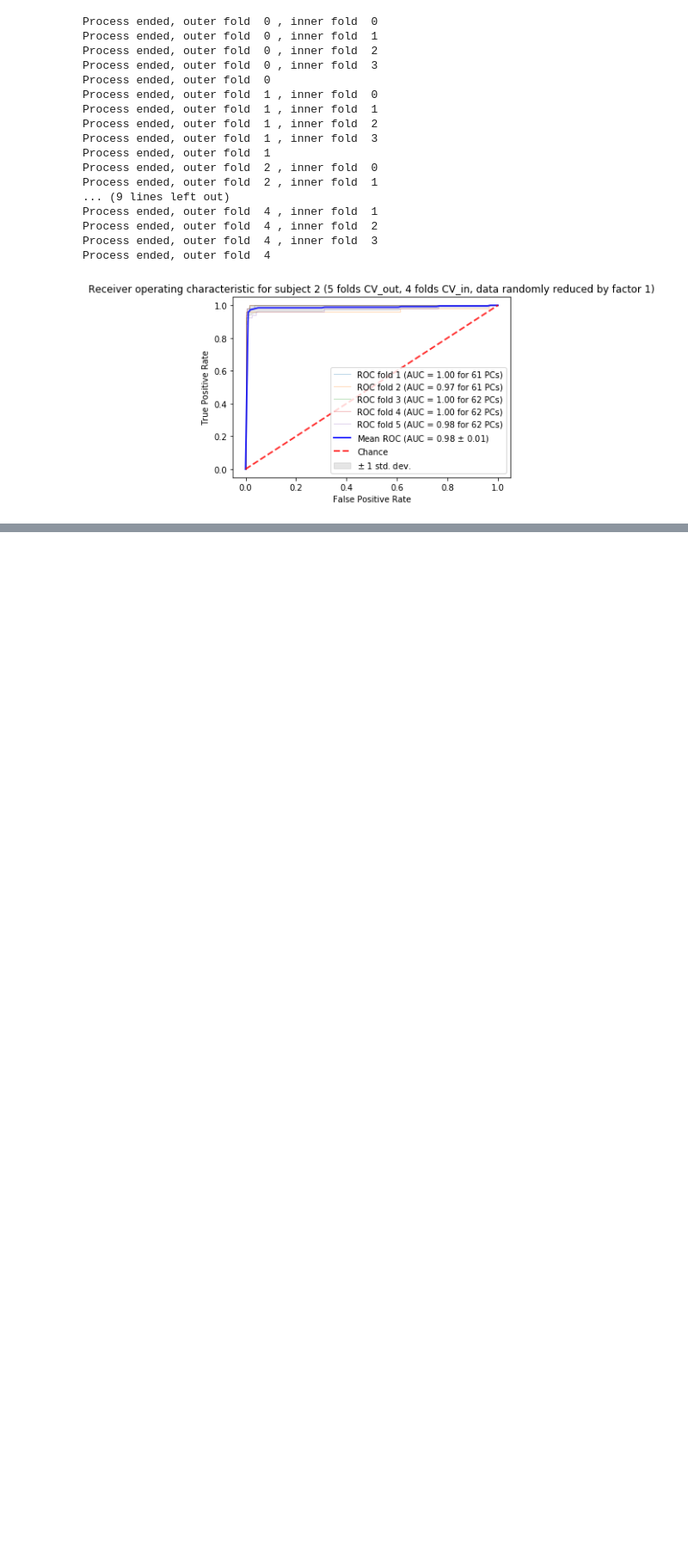
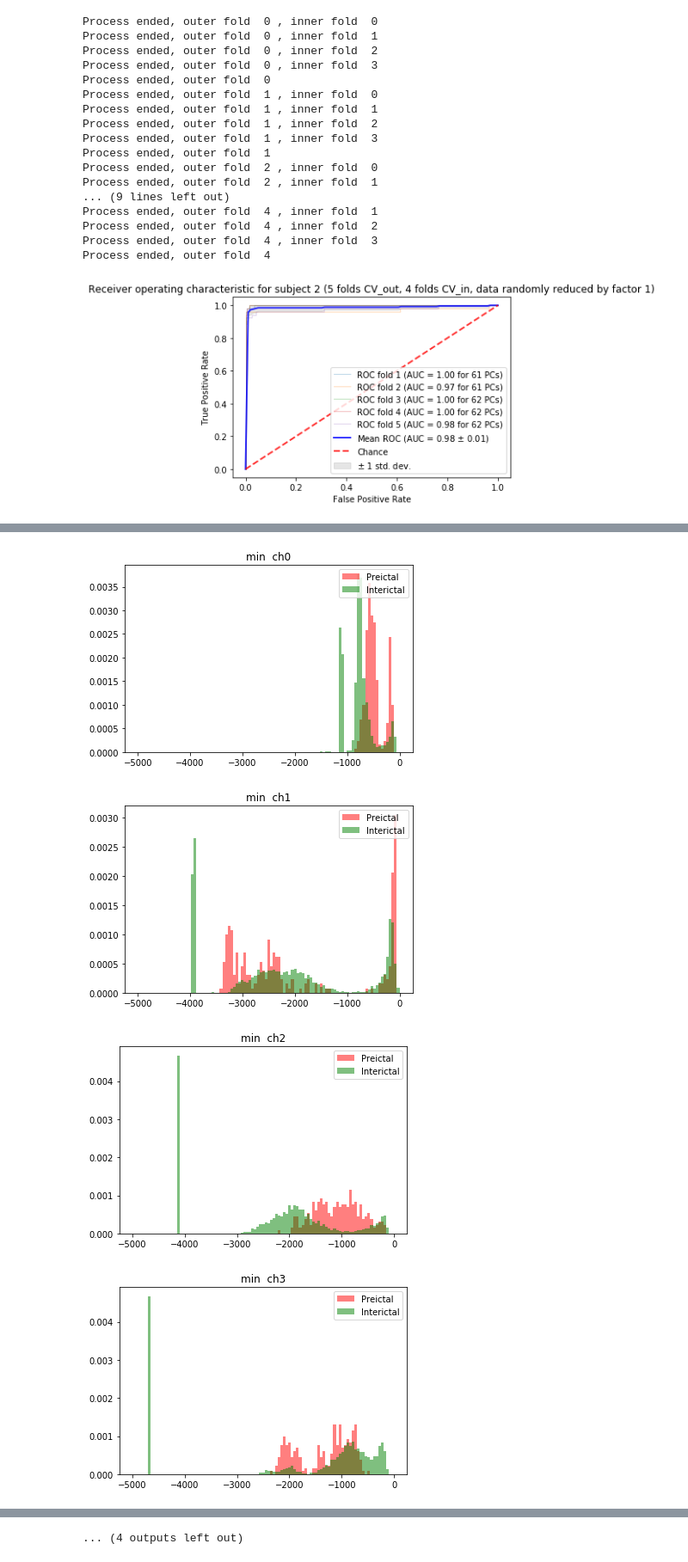
Before and after one commit to senane/ADELPHI, a Jupyter notebook: Stim Analysis/SVMSpont.ipynb, the cells around one changed output, grey strips where cells are left out. Shown at 86% size. Cells and saved outputs as stored; diff of their text form; code cells hidden in the pictures; blank space fills up the shorter version.

```diff
--- a/Stim Analysis/SVMSpont.ipynb
+++ b/Stim Analysis/SVMSpont.ipynb
@@ -854,0 +878,14 @@ Process ended, outer fold  4
+# %%
+for ch in range(0,16):
+    bins = np.linspace(-5000, 0, 100)
+    feat = 'min'
+    plt.figure()
+    plt.hist(prefeat1[feat][ch],bins,color='red',alpha=0.5,density=True, label = 'Preictal')
+    plt.hist(interfeat1[feat][ch],bins,color='green',alpha=0.5,density=True, label = 'Interictal')
+    plt.legend(loc = 'upper right')
+    plt.title(feat + '  ch' + str(ch))
+# %% [output]
+[figure, added]
+[figure, added]
+[figure, added]
+[figure, added]
@@ -855,3 +900,4 @@ Process ended, outer fold  4
+... (4 outputs left out)
 # %%
 os.chdir('C:\\Users\\Senan\\SpontStimAnalysis\\')
 feats = features.values
```
Also changed, not shown: parts of 9 cells of this notebook.
